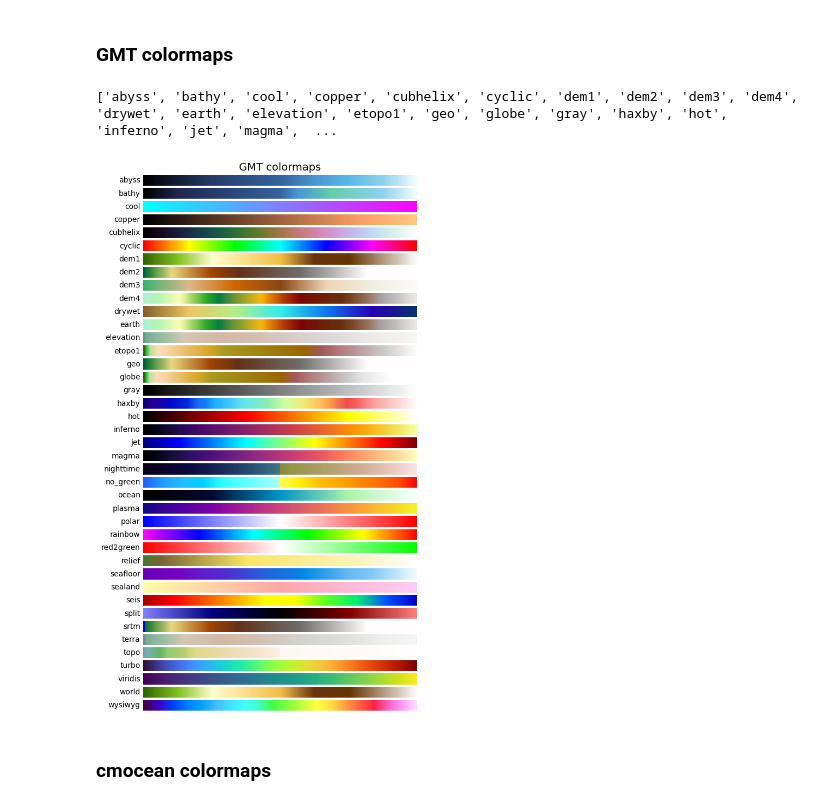
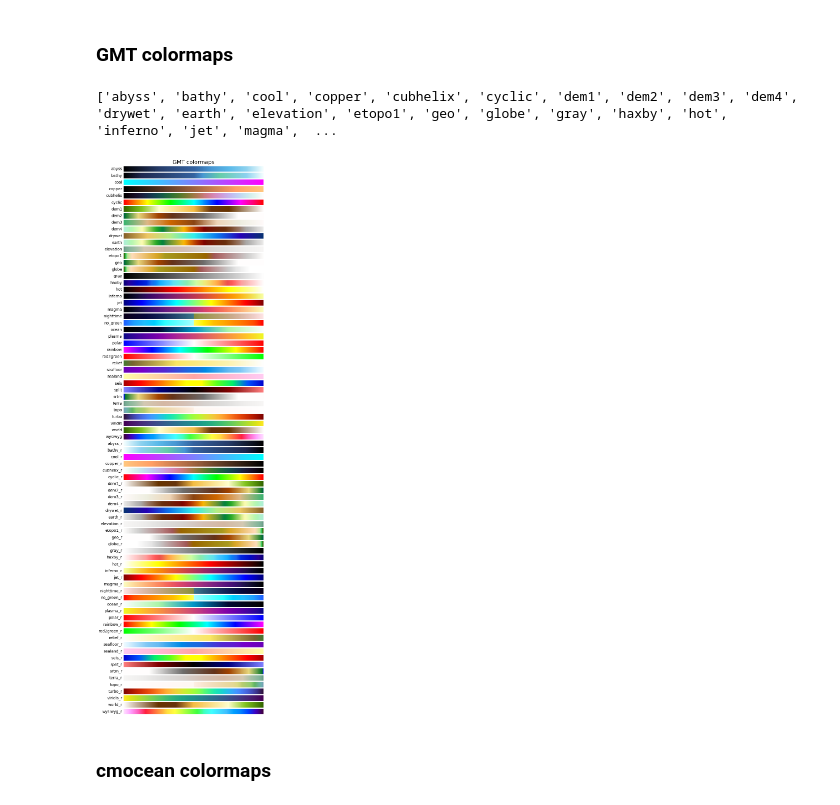
Before and after one commit to Fanchengyan/FanInSAR, a Jupyter notebook: docs/source/user_guide/colormap.ipynb, the cells around one changed output. Drawn from its saved outputs; the diff is of its cells as text; code cells hidden in the pictures.

```diff
--- a/docs/source/user_guide/colormap.ipynb
+++ b/docs/source/user_guide/colormap.ipynb
@@ -89,11 +88,10 @@ print(cmap_list)
 # %% [markdown]
 ### GMT colormaps
-# %%
-cmap_list = [i for i in cmaps.GMT.names if not i.endswith("_r")]
-plot_color_gradients("GMT", cmap_list)
-print(cmap_list)
-# %% [output]
-['abyss', 'bathy', 'cool', 'copper', 'cubhelix', 'cyclic', 'dem1', 'dem2', 'dem3', 'dem4', 'drywet', 'earth', 'elevation', 'etopo1', 'geo', 'globe', 'gray', 'haxby', 'hot', 'inferno', 'jet', 'magma',  ...
-[figure, removed]
+# %%
+plot_color_gradients("GMT", cmaps.GMT.names)
+print(cmaps.GMT.names)
+# %% [output]
+['abyss', 'bathy', 'cool', 'copper', 'cubhelix', 'cyclic', 'dem1', 'dem2', 'dem3', 'dem4', 'drywet', 'earth', 'elevation', 'etopo1', 'geo', 'globe', 'gray', 'haxby', 'hot', 'inferno', 'jet', 'magma',  ...
+[figure, added]
 # %% [markdown]
 ### cmocean colormaps
```
Also changed, not shown: parts of 6 cells of this notebook.
